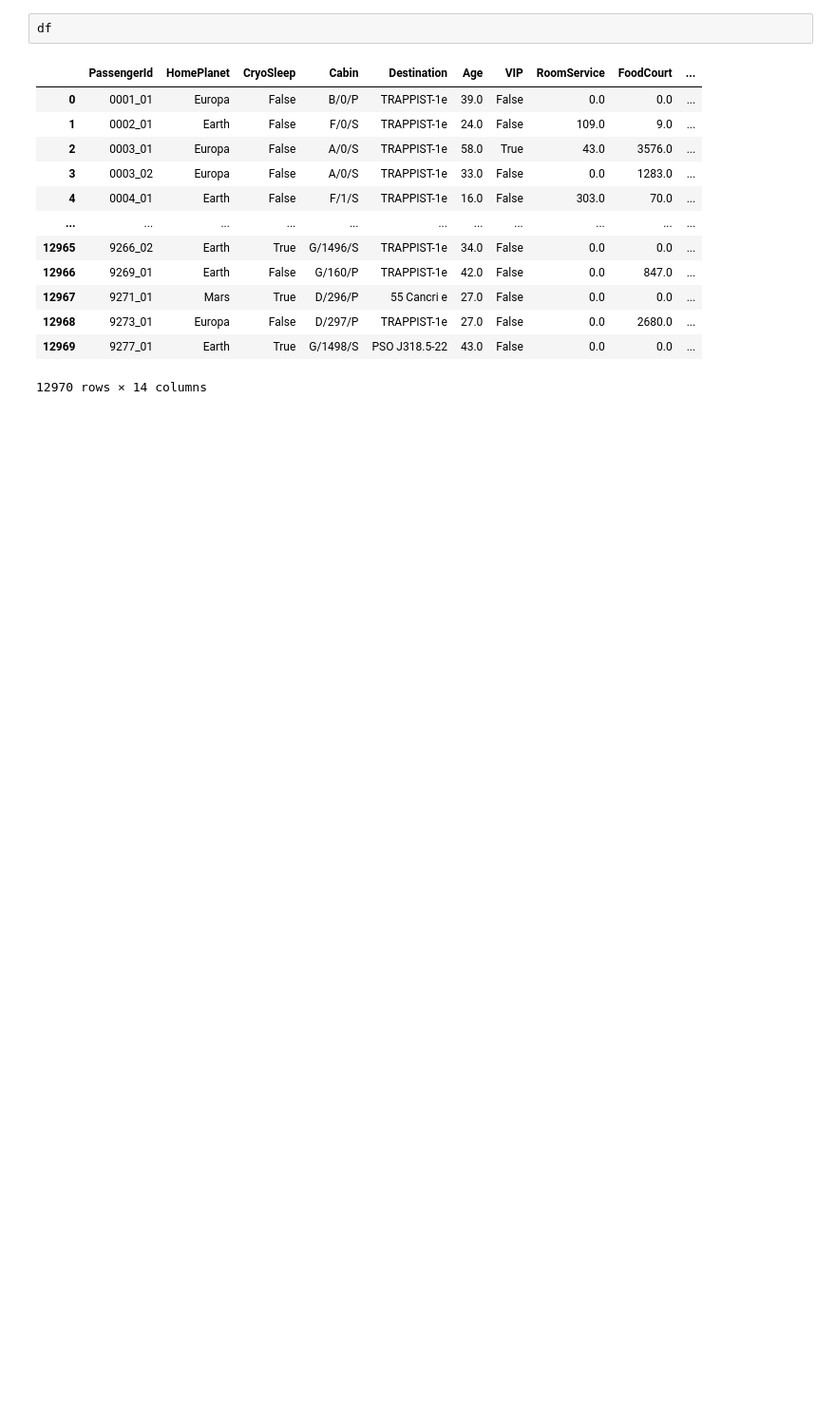
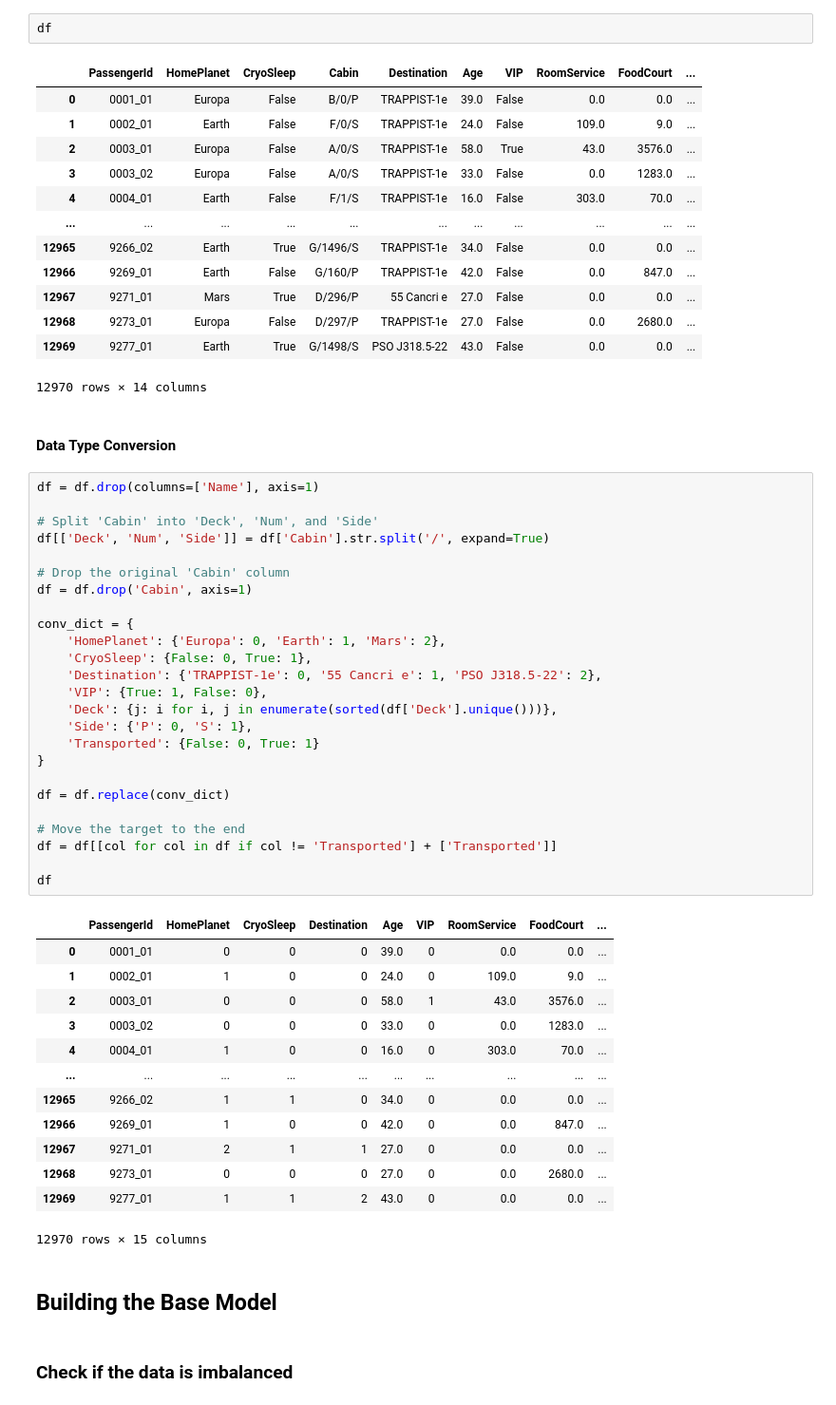
Before and after one commit to Zark-ML/Spaceship-Titanic, a Jupyter notebook: main.ipynb, the cells around one changed output. Shown at 95% size. Cells and saved outputs as stored; diff of their text form; blank space fills up the shorter version.

```diff
--- a/main.ipynb
+++ b/main.ipynb
@@ -402,3 +359,48 @@ df
 | 12968 | 9273_01 | Europa | False | D/297/P | TRAPPIST-1e | 27.0 | False | 0.0 | 2680.0 | ... |
 | 12969 | 9277_01 | Earth | True | G/1498/S | PSO J318.5-22 | 43.0 | False | 0.0 | 0.0 | ... |
 12970 rows × 14 columns
+# %% [markdown]
+#### Data Type Conversion
+# %%
+df = df.drop(columns=['Name'], axis=1)
+
+# Split 'Cabin' into 'Deck', 'Num', and 'Side'
+df[['Deck', 'Num', 'Side']] = df['Cabin'].str.split('/', expand=True)
+
+# Drop the original 'Cabin' column
+df = df.drop('Cabin', axis=1)
+
+conv_dict = {
+    'HomePlanet': {'Europa': 0, 'Earth': 1, 'Mars': 2},
+    'CryoSleep': {False: 0, True: 1},
+    'Destination': {'TRAPPIST-1e': 0, '55 Cancri e': 1, 'PSO J318.5-22': 2},
+    'VIP': {True: 1, False: 0},
+    'Deck': {j: i for i, j in enumerate(sorted(df['Deck'].unique()))},
+    'Side': {'P': 0, 'S': 1},
+    'Transported': {False: 0, True: 1}
+}
+
+df = df.replace(conv_dict)
+
+# Move the target to the end
+df = df[[col for col in df if col != 'Transported'] + ['Transported']]
+
+df
+# %% [output]
+|  | PassengerId | HomePlanet | CryoSleep | Destination | Age | VIP | RoomService | FoodCourt | ... |
+| 0 | 0001_01 | 0 | 0 | 0 | 39.0 | 0 | 0.0 | 0.0 | ... |
+| 1 | 0002_01 | 1 | 0 | 0 | 24.0 | 0 | 109.0 | 9.0 | ... |
+| 2 | 0003_01 | 0 | 0 | 0 | 58.0 | 1 | 43.0 | 3576.0 | ... |
+| 3 | 0003_02 | 0 | 0 | 0 | 33.0 | 0 | 0.0 | 1283.0 | ... |
+| 4 | 0004_01 | 1 | 0 | 0 | 16.0 | 0 | 303.0 | 70.0 | ... |
+| ... | ... | ... | ... | ... | ... | ... | ... | ... | ... |
+| 12965 | 9266_02 | 1 | 1 | 0 | 34.0 | 0 | 0.0 | 0.0 | ... |
+| 12966 | 9269_01 | 1 | 0 | 0 | 42.0 | 0 | 0.0 | 847.0 | ... |
+| 12967 | 9271_01 | 2 | 1 | 1 | 27.0 | 0 | 0.0 | 0.0 | ... |
+| 12968 | 9273_01 | 0 | 0 | 0 | 27.0 | 0 | 0.0 | 2680.0 | ... |
+| 12969 | 9277_01 | 1 | 1 | 2 | 43.0 | 0 | 0.0 | 0.0 | ... |
+12970 rows × 15 columns
+# %% [markdown]
+## Building the Base Model
+# %% [markdown]
+### Check if the data is imbalanced
```
Also changed, not shown: parts of 28 cells of this notebook, 1 other file.
